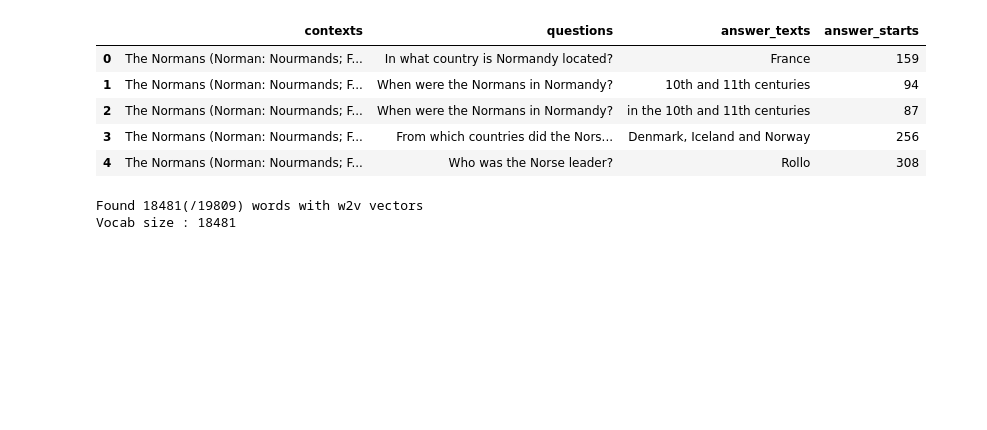
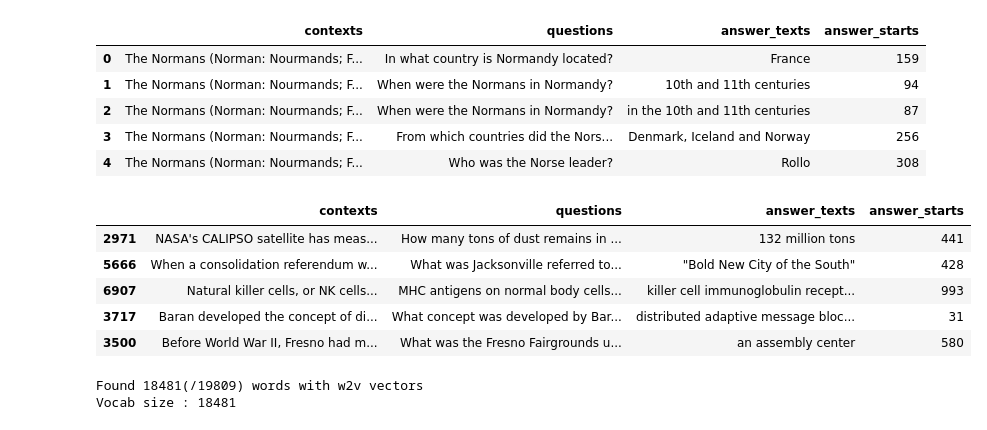
Before and after one commit to RyanStonebraker/lucidDream, a Jupyter notebook: notebooks/QA Modeling.ipynb, the cells around one changed output. Cells and saved outputs as stored; diff of their text form; code cells hidden in the pictures; blank space fills up the shorter version.

```diff
--- a/notebooks/QA Modeling.ipynb
+++ b/notebooks/QA Modeling.ipynb
@@ -31,6 +31,16 @@ squad_df.head()
 | 2 | The Normans (Norman: Nourmands; F... | When were the Normans in Normandy? | in the 10th and 11th centuries | 87 |
 | 3 | The Normans (Norman: Nourmands; F... | From which countries did the Nors... | Denmark, Iceland and Norway | 256 |
 | 4 | The Normans (Norman: Nourmands; F... | Who was the Norse leader? | Rollo | 308 |
+# %%
+pd.set_option('max_colwidth', 100)
+squad_df.sample(5)
+# %% [output]
+|  | contexts | questions | answer_texts | answer_starts |
+| 2971 | NASA's CALIPSO satellite has meas... | How many tons of dust remains in ... | 132 million tons | 441 |
+| 5666 | When a consolidation referendum w... | What was Jacksonville referred to... | "Bold New City of the South" | 428 |
+| 6907 | Natural killer cells, or NK cells... | MHC antigens on normal body cells... | killer cell immunoglobulin recept... | 993 |
+| 3717 | Baran developed the concept of di... | What concept was developed by Bar... | distributed adaptive message bloc... | 31 |
+| 3500 | Before World War II, Fresno had m... | What was the Fresno Fairgrounds u... | an assembly center | 580 |
 # %%
 nlp = spacy.load("en")
 # %%
```
Also changed, not shown: 14 other files.
